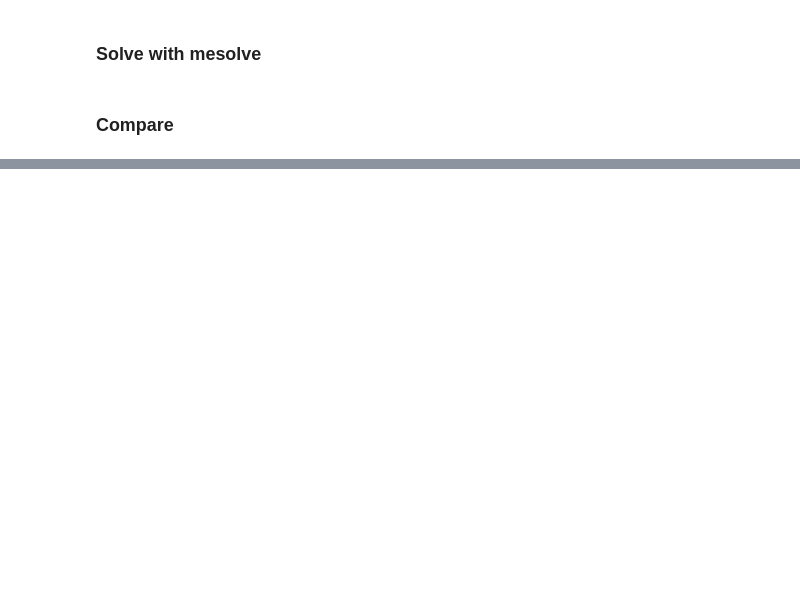
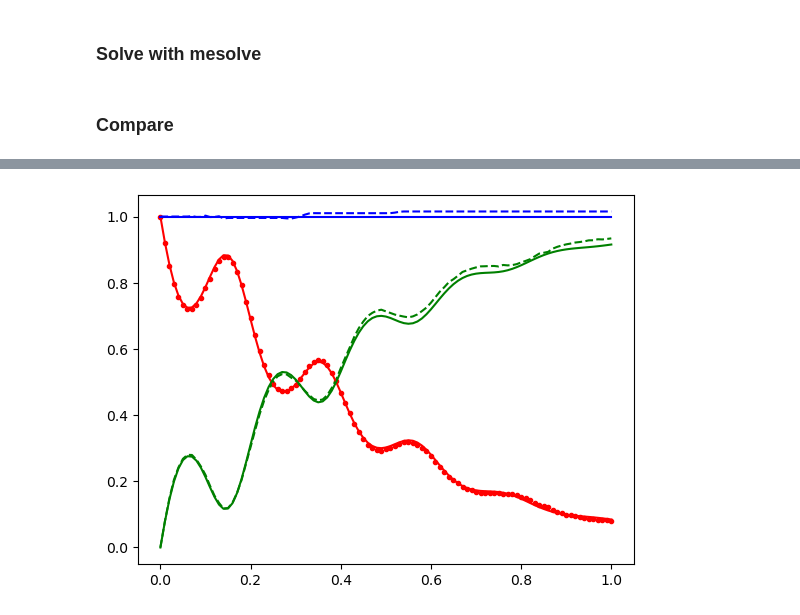
Before and after one commit to pmenczel/nm-mcsolve-example, a Jupyter notebook: nonmarkovian_mcsolver.ipynb, the cells around one changed output, grey strips where cells are left out. Drawn from its saved outputs; the diff is of its cells as text; code cells hidden in the pictures; blank space fills up the shorter version.

```diff
--- a/nonmarkovian_mcsolver.ipynb
+++ b/nonmarkovian_mcsolver.ipynb
@@ -70,0 +84,13 @@ plt.show()
+# %%
+def interval2_2(t):  # coefficient function
+    return 4 * (kappa * nth)
+
+ops_and_rates2 = []
+ops_and_rates2.append( [a0,       interval ] )
+ops_and_rates2.append( [a0.dag() / 2, interval2_2] )
+
+solver2 = qt.NonMarkovianMCSolver(H, ops_and_rates2, options=options)
+MCSol2 = solver2.run(psi0, tlist=tlist, ntraj=ntraj, e_ops=e_ops)
+
+print()
+print(MCSol2)
@@ -70,0 +115,12 @@ plt.show()
+# %%
+plt.plot(tlist, MCSol2.expect[0], 'r.')
+plt.plot(tlist, MCSol2.expect[1], 'g--')
+plt.plot(tlist, MCSol2.expect[0] + MCSol2.expect[1], 'b--')
+
+plt.plot(tlist, MESol.expect[0], 'r')
+plt.plot(tlist, MESol.expect[1], 'g')
+plt.plot(tlist, np.ones(len(tlist)), 'b')
+
+plt.show()
+# %% [output]
+[figure, added]
```
Also changed, not shown: parts of 5 cells of this notebook.
